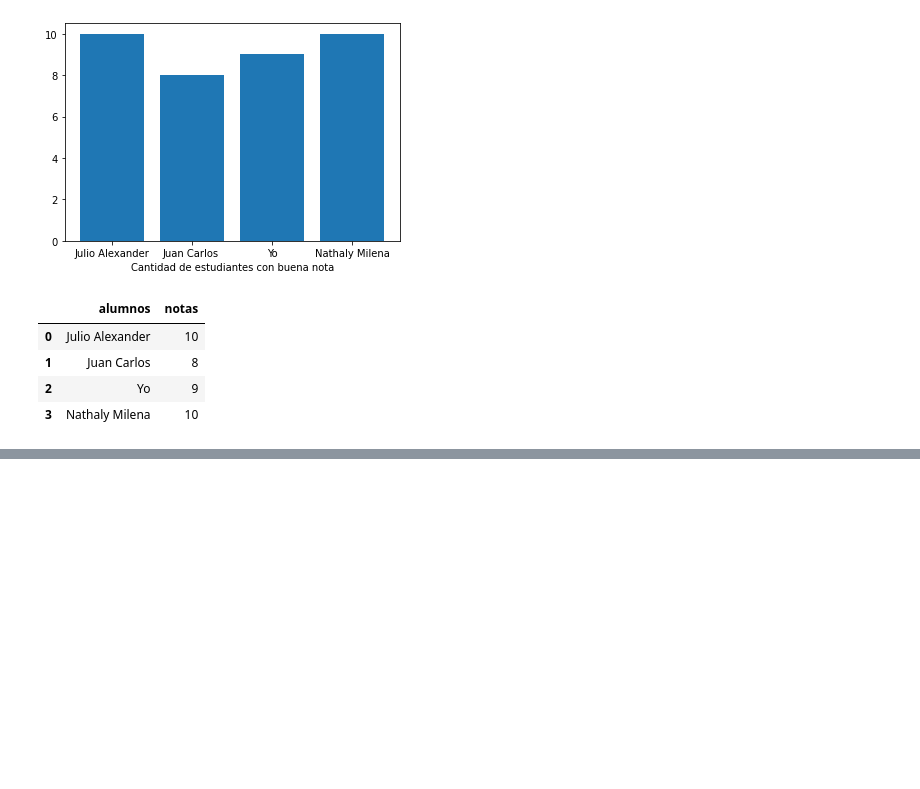
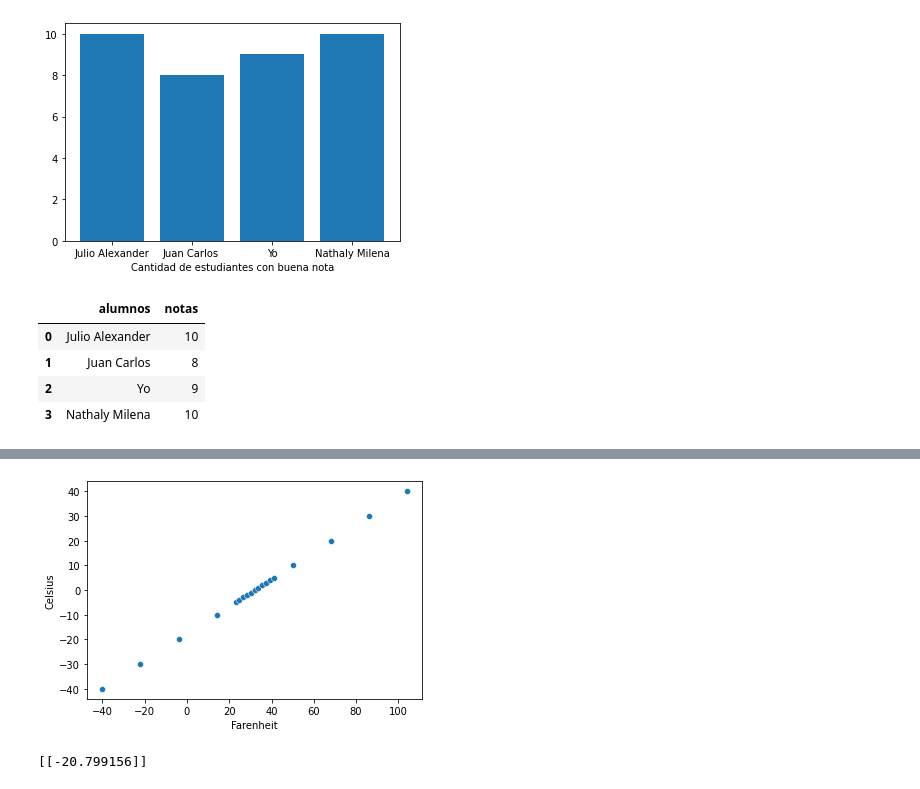
Before and after one commit to CGUEVARA03/PROGRAMACION-3, a Jupyter notebook: practicas_.ipynb, the cells around one changed output, grey strips where cells are left out. Drawn from its saved outputs; the diff is of its cells as text; code cells hidden in the pictures; blank space fills up the shorter version.

```diff
--- a/practicas_.ipynb
+++ b/practicas_.ipynb
@@ -660,0 +686,5 @@ plt.show()
+# %%
+sb.scatterplot(f, c)
+plt.show()
+# %% [output]
+[figure, added]
@@ -660,0 +693,5 @@ plt.show()
+# %%
+c = modelo.predict([27])
+print(c)
+# %% [output]
+[[-20.799156]]
```
Also changed, not shown: parts of 22 cells of this notebook.
